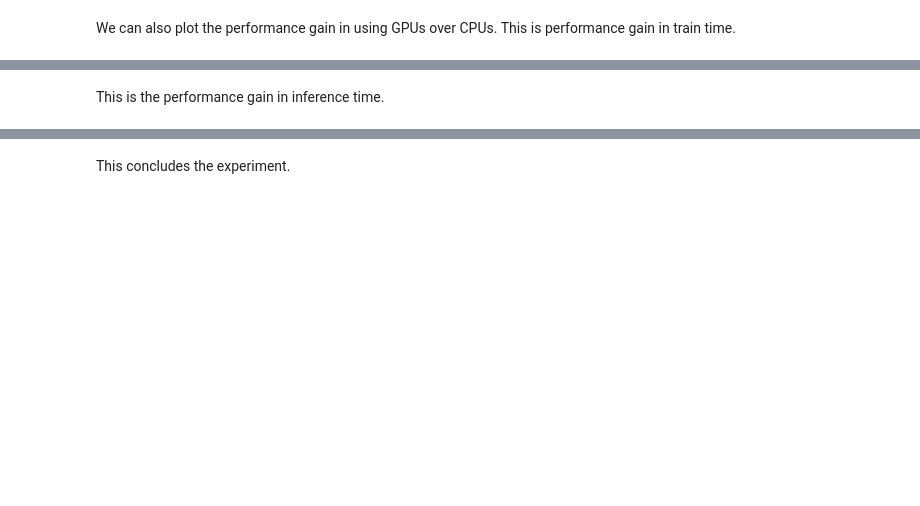
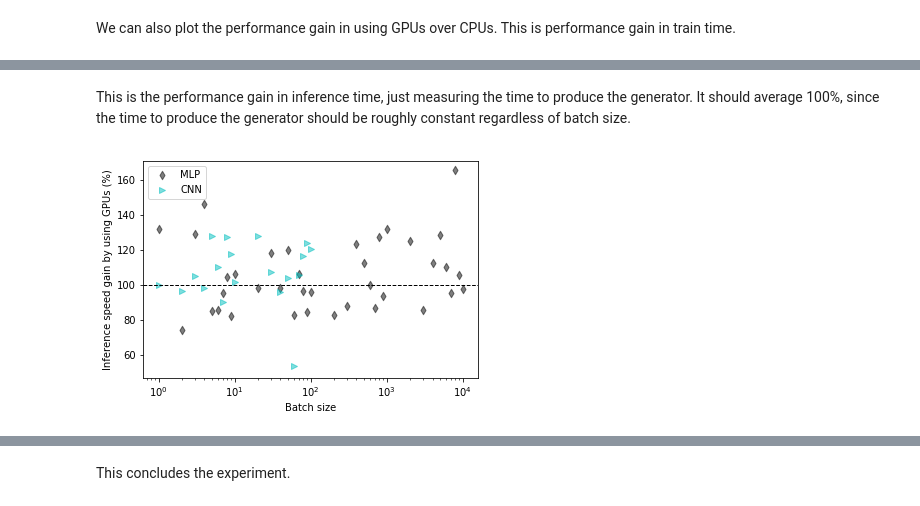
Before and after one commit to JackDinsmore/tpu-jtdinsmo, a Jupyter notebook: mnist-estimator.ipynb, the cells around one changed output, grey strips where cells are left out. Cells and saved outputs as stored; diff of their text form; code cells hidden in the pictures; blank space fills up the shorter version.

```diff
--- a/mnist-estimator.ipynb
+++ b/mnist-estimator.ipynb
@@ -316,15 +319,18 @@ As with the `keras` implementaton, we will again back up the data on the MLP net
 # %%
 backup = open("backup.txt", 'w')
 
-assert len(mlp_cpu.batch_sizes) == len(mlp_gpu.batch_sizes) == len(mlp_cpu.train_times) == len(mlp_cpu.inference_times) \
-                 == len(mlp_gpu.train_times) == len(mlp_gpu.inference_times)
+assert len(mlp_cpu.batch_sizes) == len(mlp_gpu.batch_sizes) == len(mlp_cpu.train_times) == len(mlp_cpu.inference_times_bare) \
+                 == len(mlp_gpu.train_times) == len(mlp_gpu.inference_times_bare) == len(mlp_cpu.inference_times_array) \
+                 == len(mlp_gpu.inference_times_array)
 for i in range(len(mlp_cpu.batch_sizes)):
     assert mlp_cpu.batch_sizes[i] == mlp_gpu.batch_sizes[i]
     backup.write(str(mlp_cpu.batch_sizes[i]) + '|' +
                  str(mlp_cpu.train_times[i]) + '|' +
-                 str(mlp_cpu.inference_times[i]) + '|' +
+                 str(mlp_cpu.inference_times_bare[i]) + '|' +
+                 str(mlp_cpu.inference_times_array[i]) + '|' +
                  str(mlp_gpu.train_times[i]) + '|' +
-                 str(mlp_gpu.inference_times[i]) + '|' + '\n')
+                 str(mlp_gpu.inference_times_bare[i]) + '|' +
+                 str(mlp_gpu.inference_times_array[i]) + '|' + '\n')
 
 backup.close()
 # %% [markdown]
@@ -410,15 +479,16 @@ plt.show()
-# %% [markdown]
-This is the performance gain in inference time.
+# %% [markdown]
+This is the performance gain in inference time, just measuring the time to produce the generator. It should average 100%, since the time to produce the generator should be roughly constant regardless of batch size.
 # %%
-gain_inference_mlp = get_improvement(mlp_cpu.inference_times, mlp_gpu.inference_times)
-gain_inference_cnn = get_improvement(cnn_cpu.inference_times, cnn_gpu.inference_times)
-
+gain_inference_mlp = get_improvement(mlp_cpu.inference_times_bare, mlp_gpu.inference_times_bare)
+gain_inference_cnn = get_improvement(cnn_cpu.inference_times_bare, cnn_gpu.inference_times_bare)
 plt.scatter(x_mlp, gain_inference_mlp, c='k', alpha = 0.5, marker='d')
 plt.scatter(x_cnn, gain_inference_cnn, c='c', alpha = 0.5, marker='>')
 plt.xlabel('Batch size')
 plt.ylabel('Inference speed gain by using GPUs (%)')
 plt.xscale('log')
 plt.yscale('linear')
 plt.legend(['MLP', 'CNN'])
 plt.axhline(100, linestyle='--', linewidth=1, color='k')
 plt.show()
+# %% [output]
+[figure, added]
```
Also changed, not shown: parts of 14 cells of this notebook, 4 other files.
